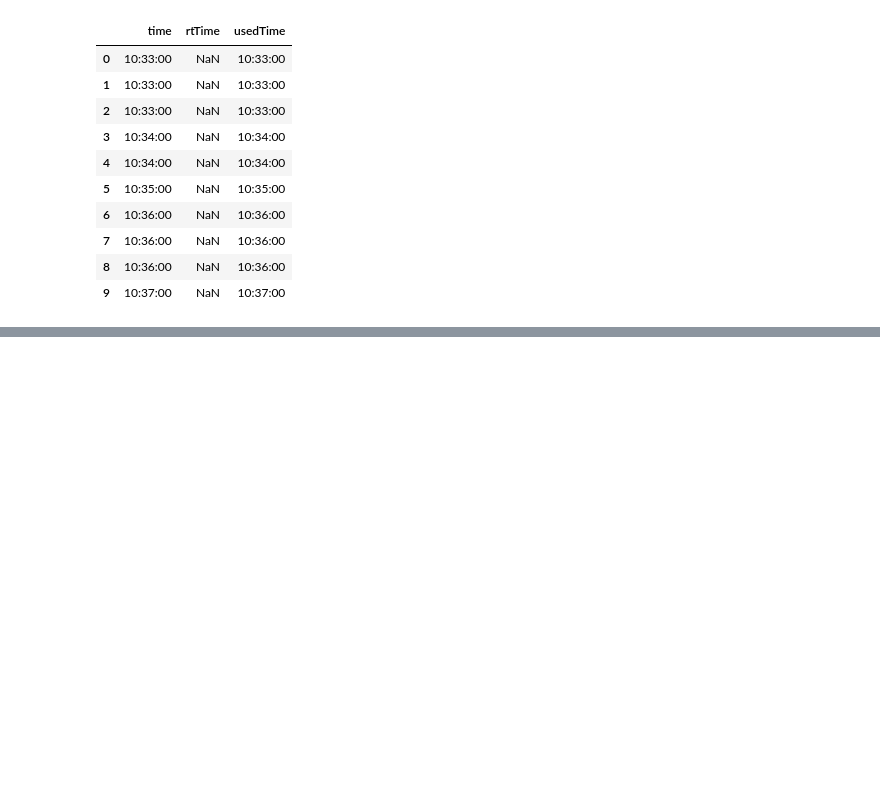
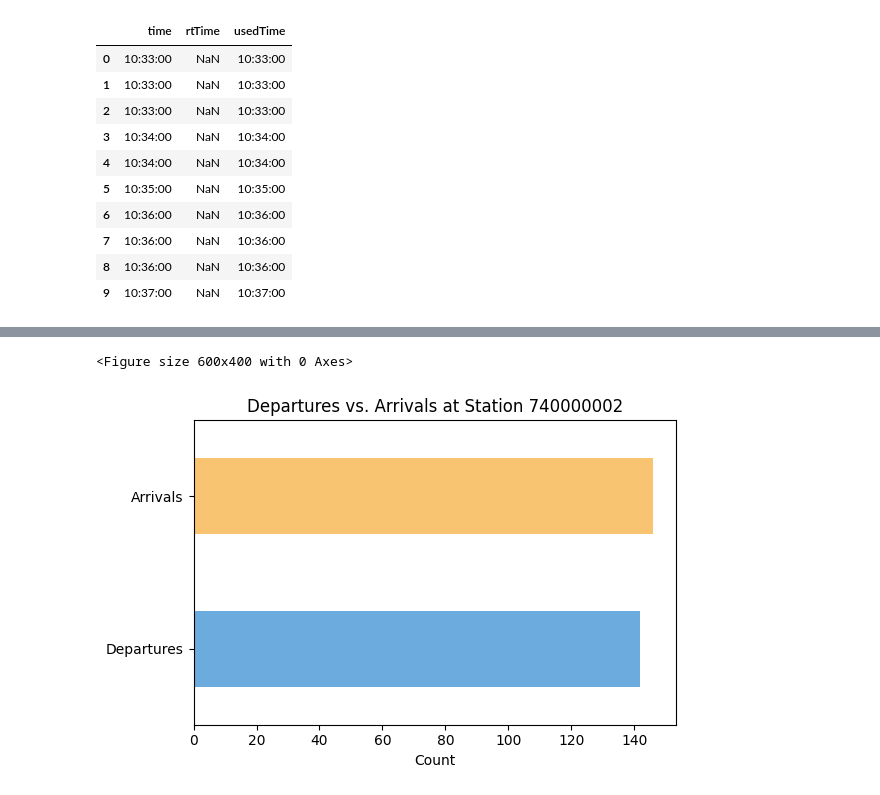
Before and after one commit to Utjiman/Resrobot_projekt, a Jupyter notebook: explorations/Joels_EDA.ipynb, the cells around one changed output, grey strips where cells are left out. Drawn from its saved outputs; the diff is of its cells as text; code cells hidden in the pictures; blank space fills up the shorter version.

```diff
--- a/explorations/Joels_EDA.ipynb
+++ b/explorations/Joels_EDA.ipynb
@@ -241,0 +278,20 @@ df_dep[["time","rtTime","usedTime"]].head(10)
+# %%
+
+df_counts = pd.DataFrame({
+    "Type": ["Departures", "Arrivals"],
+    "Count": [num_departures, num_arrivals]
+})
+
+plt.figure(figsize=(6,4))
+# .plot(kind="barh") → horisontella staplar
+df_counts.plot(kind="barh", x="Type", y="Count", legend=False,
+               color=["#6CABDD","#F8C471"], figsize=(6,4))
+
+plt.title(f"Departures vs. Arrivals at Station {station_id}")
+plt.xlabel("Count")
+plt.ylabel("")
+plt.tight_layout()
+plt.show()
+# %% [output]
+<Figure size 600x400 with 0 Axes>
+[figure, added]
```
Also changed, not shown: parts of 2 cells of this notebook.
